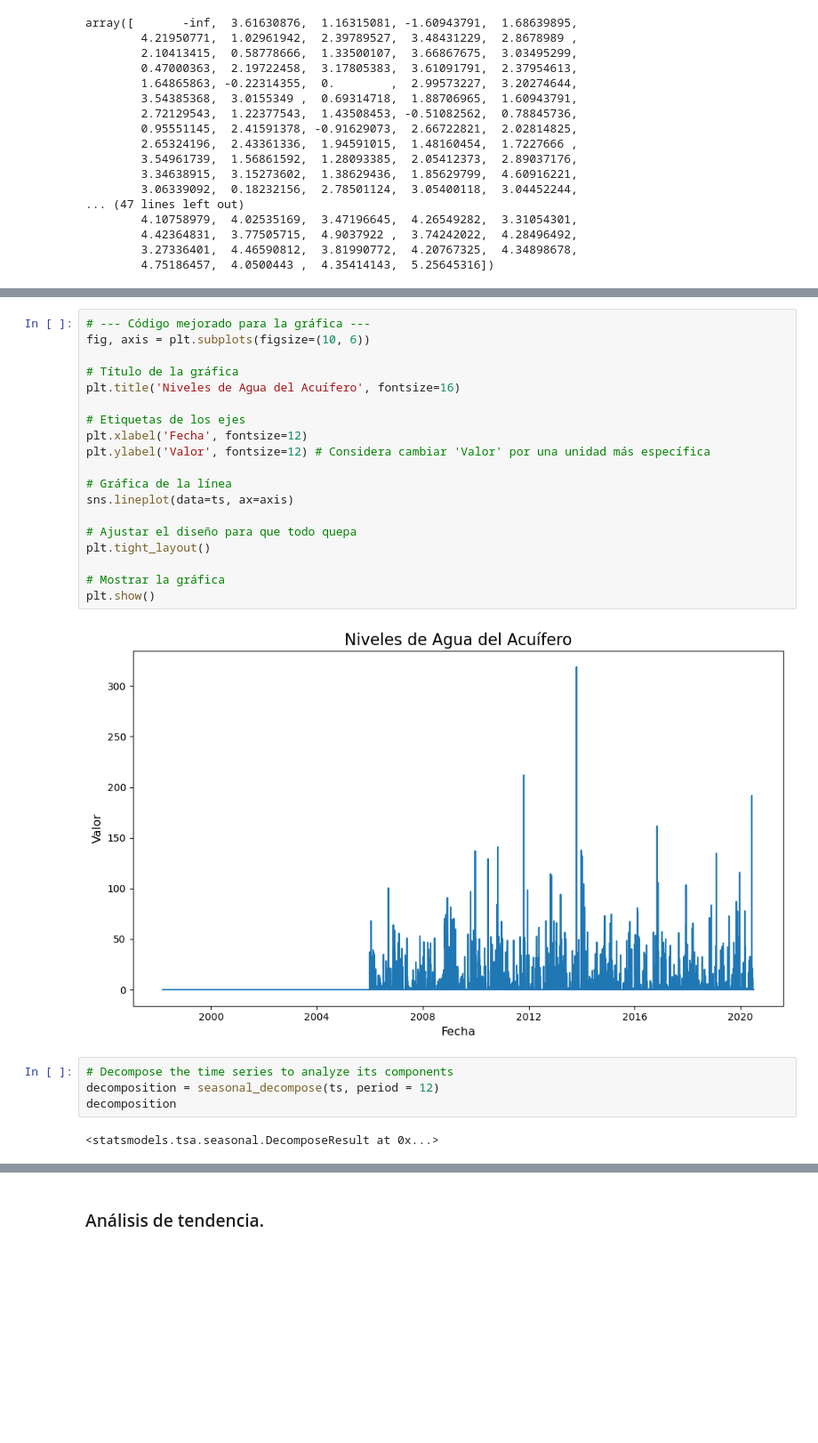
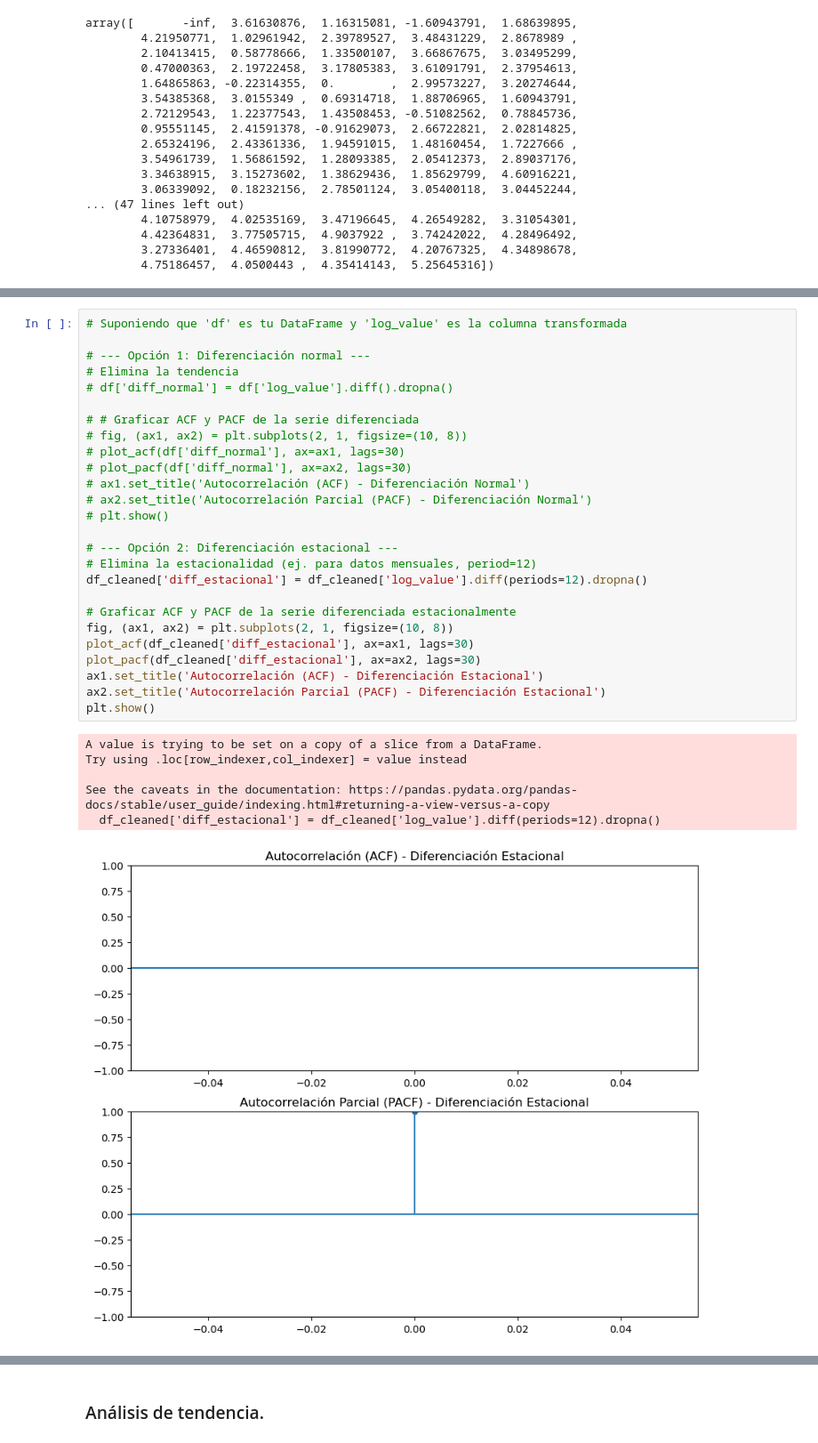
Before and after one commit to Bere333/Smart-Water-Analytics-BBRH, a Jupyter notebook: src/02_modeling_and_evaluation.ipynb, the cells around one changed output, grey strips where cells are left out. Shown at 89% size. Saved outputs shown, nothing was run; the diff lists cells and outputs as text; blank space fills up the shorter version.

```diff
--- a/src/02_modeling_and_evaluation.ipynb
+++ b/src/02_modeling_and_evaluation.ipynb
@@ -286,27 +289,33 @@ plt.show()
-# %%
-# --- Código mejorado para la gráfica ---
-fig, axis = plt.subplots(figsize=(10, 6))
-
-# Título de la gráfica
-plt.title('Niveles de Agua del Acuífero', fontsize=16)
-
-# Etiquetas de los ejes
-plt.xlabel('Fecha', fontsize=12)
-plt.ylabel('Valor', fontsize=12) # Considera cambiar 'Valor' por una unidad más específica
-
-# Gráfica de la línea
-sns.lineplot(data=ts, ax=axis)
-
-# Ajustar el diseño para que todo quepa
-plt.tight_layout()
-
-# Mostrar la gráfica
-plt.show()
-# %% [output]
-[figure, removed]
-# %%
-# Decompose the time series to analyze its components
-decomposition = seasonal_decompose(ts, period = 12)
-decomposition
-# %% [output]
-<statsmodels.tsa.seasonal.DecomposeResult at 0x...>
+# %%
+# Suponiendo que 'df' es tu DataFrame y 'log_value' es la columna transformada
+
+# --- Opción 1: Diferenciación normal ---
+# Elimina la tendencia
+# df['diff_normal'] = df['log_value'].diff().dropna()
+
+# # Graficar ACF y PACF de la serie diferenciada
+# fig, (ax1, ax2) = plt.subplots(2, 1, figsize=(10, 8))
+# plot_acf(df['diff_normal'], ax=ax1, lags=30)
+# plot_pacf(df['diff_normal'], ax=ax2, lags=30)
+# ax1.set_title('Autocorrelación (ACF) - Diferenciación Normal')
+# ax2.set_title('Autocorrelación Parcial (PACF) - Diferenciación Normal')
+# plt.show()
+
+# --- Opción 2: Diferenciación estacional ---
+# Elimina la estacionalidad (ej. para datos mensuales, period=12)
+df_cleaned['diff_estacional'] = df_cleaned['log_value'].diff(periods=12).dropna()
+
+# Graficar ACF y PACF de la serie diferenciada estacionalmente
+fig, (ax1, ax2) = plt.subplots(2, 1, figsize=(10, 8))
+plot_acf(df_cleaned['diff_estacional'], ax=ax1, lags=30)
+plot_pacf(df_cleaned['diff_estacional'], ax=ax2, lags=30)
+ax1.set_title('Autocorrelación (ACF) - Diferenciación Estacional')
+ax2.set_title('Autocorrelación Parcial (PACF) - Diferenciación Estacional')
+plt.show()
+# %% [output]
+A value is trying to be set on a copy of a slice from a DataFrame.
+Try using .loc[row_indexer,col_indexer] = value instead
+
+See the caveats in the documentation: https://pandas.pydata.org/pandas-docs/stable/user_guide/indexing.html#returning-a-view-versus-a-copy
+  df_cleaned['diff_estacional'] = df_cleaned['log_value'].diff(periods=12).dropna()
+[figure, added]
```
Also changed, not shown: parts of 8 cells of this notebook.
